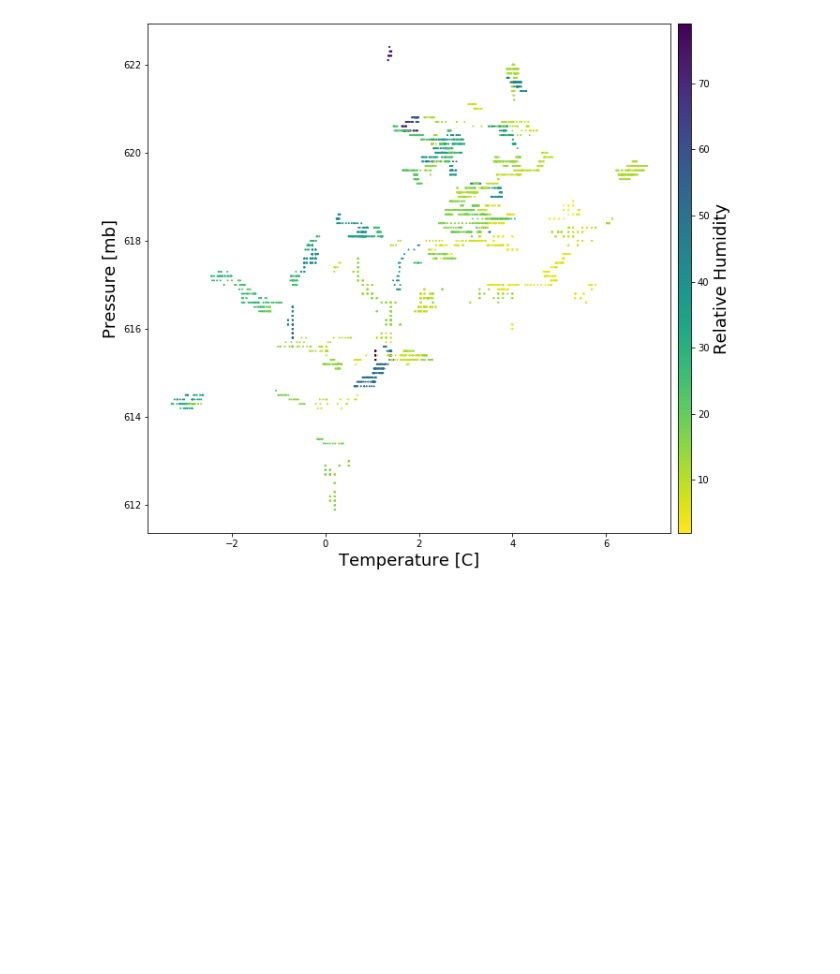
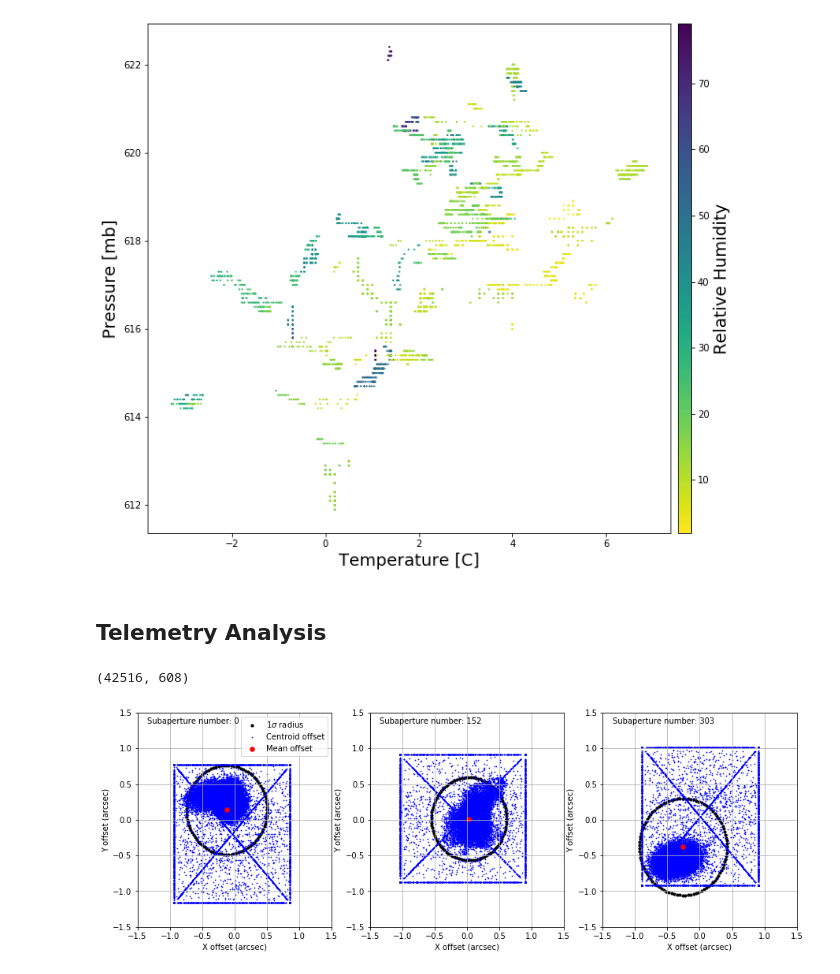
Before and after one commit to eramey16/berkeley_research, a Jupyter notebook: Keck_Performance/Analyzing_Long_Term_Performance.ipynb, the cells around one changed output. Cells and saved outputs as stored; diff of their text form; code cells hidden in the pictures; blank space fills up the shorter version.

```diff
--- a/Keck_Performance/Analyzing_Long_Term_Performance.ipynb
+++ b/Keck_Performance/Analyzing_Long_Term_Performance.ipynb
@@ -152,2 +142,15 @@ p_util.plot_vars(data, x_vars, y_vars, c_var='relative_humidity', fontsize=18, f
 # %% [output]
 [figure]
+# %% [markdown]
+## Telemetry Analysis
+# %%
+# Telemetry data
+ao_root = 'ao_telemetry/'
+# %%
+# Read in test file
+testfile1 = ao_root + "Telemetry Files/n0130_LGS_trs.sav"
+data = readsav(testfile1)
+# Test access to data
+data.a.offsetcentroid[0].shape
+# %% [output]
+(42516, 608)
@@ -153,0 +217,5 @@ p_util.plot_vars(data, x_vars, y_vars, c_var='relative_humidity', fontsize=18, f
+# %%
+# Test plot function
+plot_lenslets(data, [0, 152, 303], shape=(1,3), save=True)
+# %% [output]
+[figure, added]
```
Also changed, not shown: parts of 10 cells of this notebook, 5 other files.
